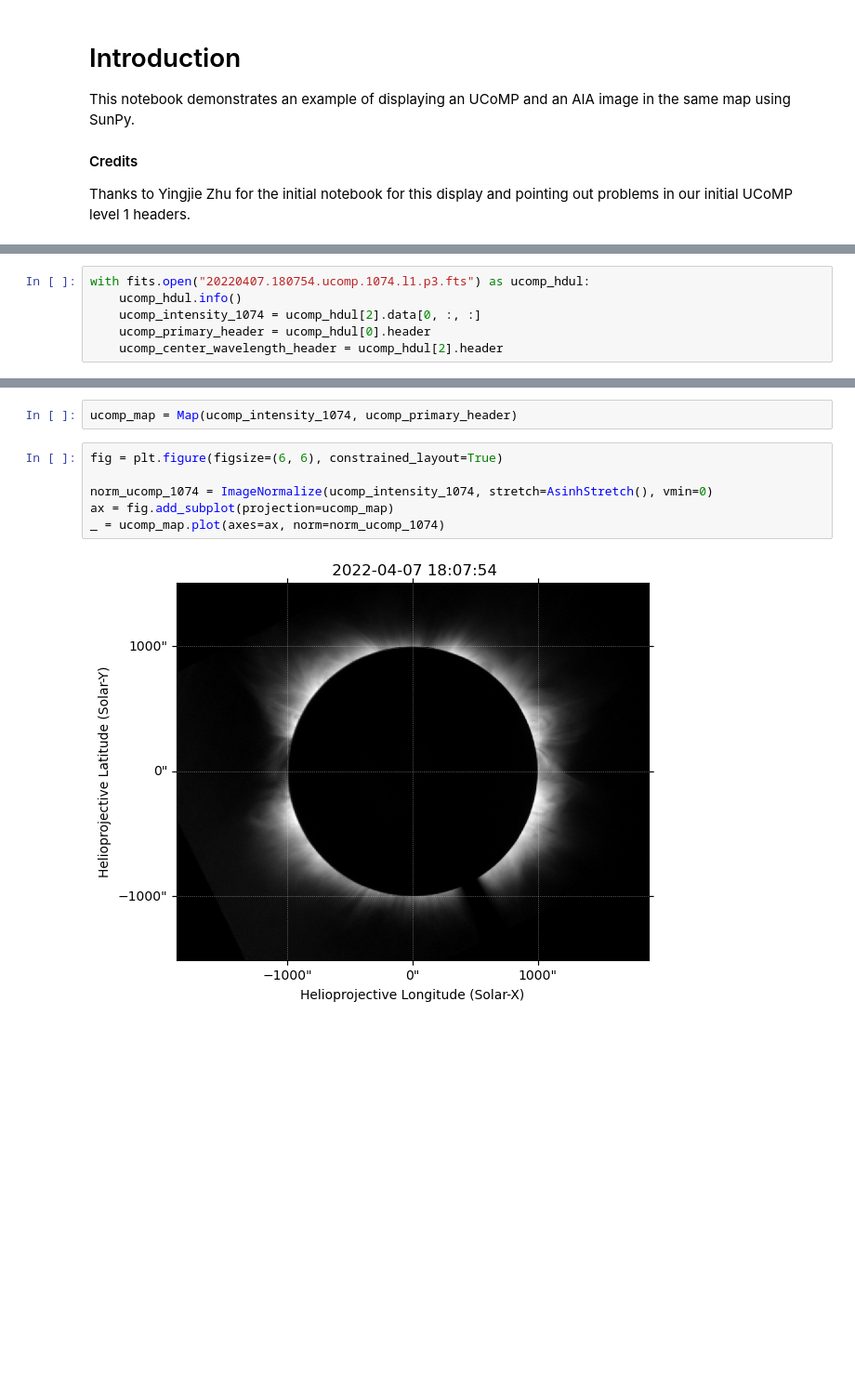
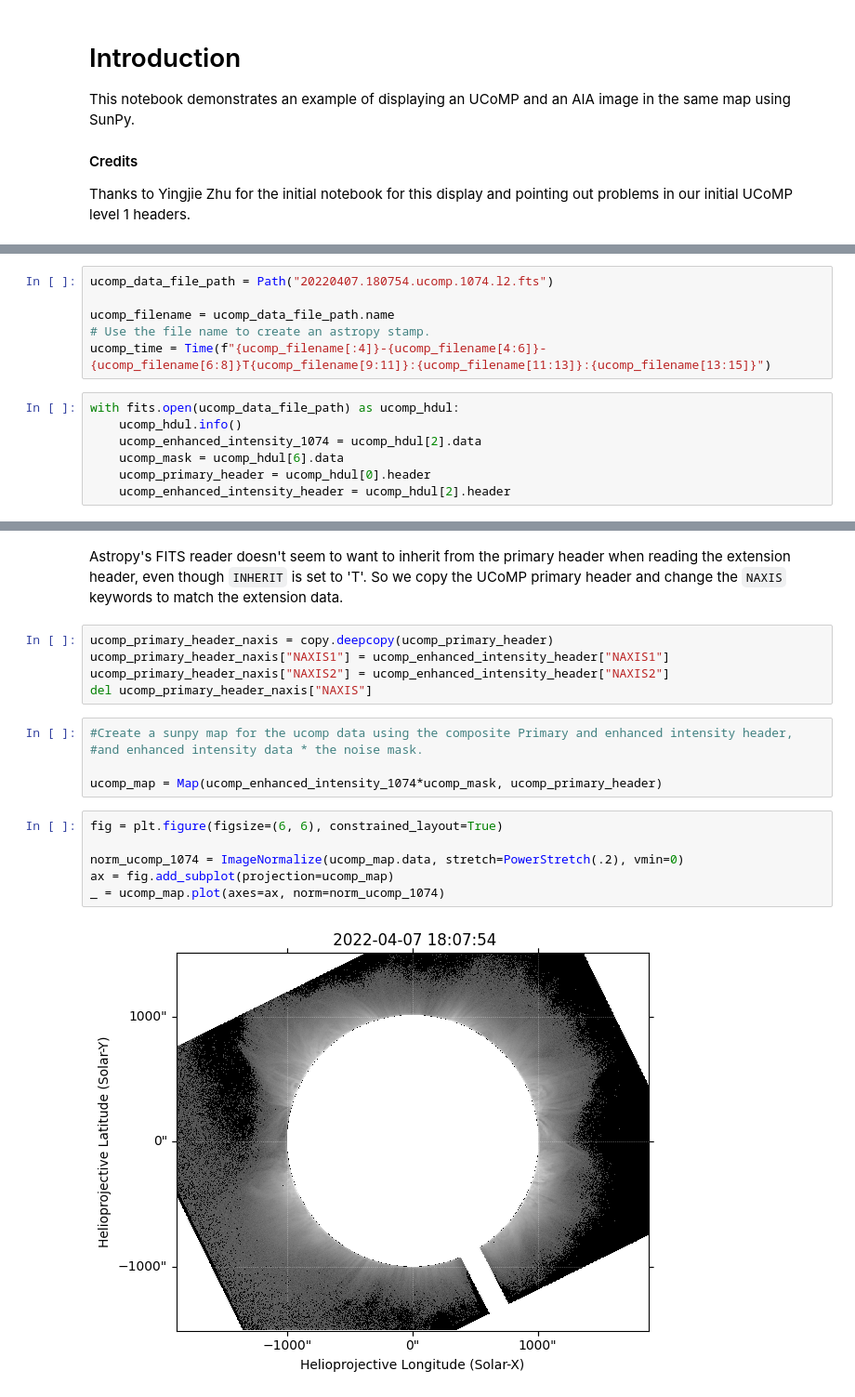
Before and after one commit to NCAR/ucomp-pipeline, a Jupyter notebook: tutorials/ucomp-wcs.ipynb, the cells around one changed output, grey strips where cells are left out. Shown at 93% size. Saved outputs shown, nothing was run; the diff lists cells and outputs as text; blank space fills up the shorter version.

Commit message:
Updated the wcs tutorial to use L2 files instead of L1 and to show the AIA off limb data.

```diff
--- a/tutorials/ucomp-wcs.ipynb
+++ b/tutorials/ucomp-wcs.ipynb
@@ -30,7 +44,14 @@ import copy
+# %%
+ucomp_data_file_path = Path("20220407.180754.ucomp.1074.l2.fts")
+
+ucomp_filename = ucomp_data_file_path.name
+# Use the file name to create an astropy stamp.
+ucomp_time = Time(f"{ucomp_filename[:4]}-{ucomp_filename[4:6]}-{ucomp_filename[6:8]}T{ucomp_filename[9:11]}:{ucomp_filename[11:13]}:{ucomp_filename[13:15]}")
 # %%
-with fits.open("20220407.180754.ucomp.1074.l1.p3.fts") as ucomp_hdul:
+with fits.open(ucomp_data_file_path) as ucomp_hdul:
     ucomp_hdul.info()
-    ucomp_intensity_1074 = ucomp_hdul[2].data[0, :, :]
+    ucomp_enhanced_intensity_1074 = ucomp_hdul[2].data
+    ucomp_mask = ucomp_hdul[6].data
     ucomp_primary_header = ucomp_hdul[0].header
-    ucomp_center_wavelength_header = ucomp_hdul[2].header
+    ucomp_enhanced_intensity_header = ucomp_hdul[2].header
 # %% [output]
@@ -69,10 +73,20 @@ SKYTRANS=              0.98452 / sky transmission correction normalized to gain
+# %% [markdown]
+Astropy's FITS reader doesn't seem to want to inherit from the primary header when reading the extension header, even though `INHERIT` is set to 'T'. So we copy the UCoMP primary header and change the `NAXIS` keywords to match the extension data.
+# %%
+ucomp_primary_header_naxis = copy.deepcopy(ucomp_primary_header)
+ucomp_primary_header_naxis["NAXIS1"] = ucomp_enhanced_intensity_header["NAXIS1"]
+ucomp_primary_header_naxis["NAXIS2"] = ucomp_enhanced_intensity_header["NAXIS2"]
+del ucomp_primary_header_naxis["NAXIS"]
 # %%
-ucomp_map = Map(ucomp_intensity_1074, ucomp_primary_header)
+#Create a sunpy map for the ucomp data using the composite Primary and enhanced intensity header,
+#and enhanced intensity data * the noise mask.
+
+ucomp_map = Map(ucomp_enhanced_intensity_1074*ucomp_mask, ucomp_primary_header)
 # %%
 fig = plt.figure(figsize=(6, 6), constrained_layout=True)
 
-norm_ucomp_1074 = ImageNormalize(ucomp_intensity_1074, stretch=AsinhStretch(), vmin=0)
+norm_ucomp_1074 = ImageNormalize(ucomp_map.data, stretch=PowerStretch(.2), vmin=0)
 ax = fig.add_subplot(projection=ucomp_map)
 _ = ucomp_map.plot(axes=ax, norm=norm_ucomp_1074)
 # %% [output]
-[figure, old version]
+[figure, new version]
```
Also changed, not shown: parts of 17 cells of this notebook.
